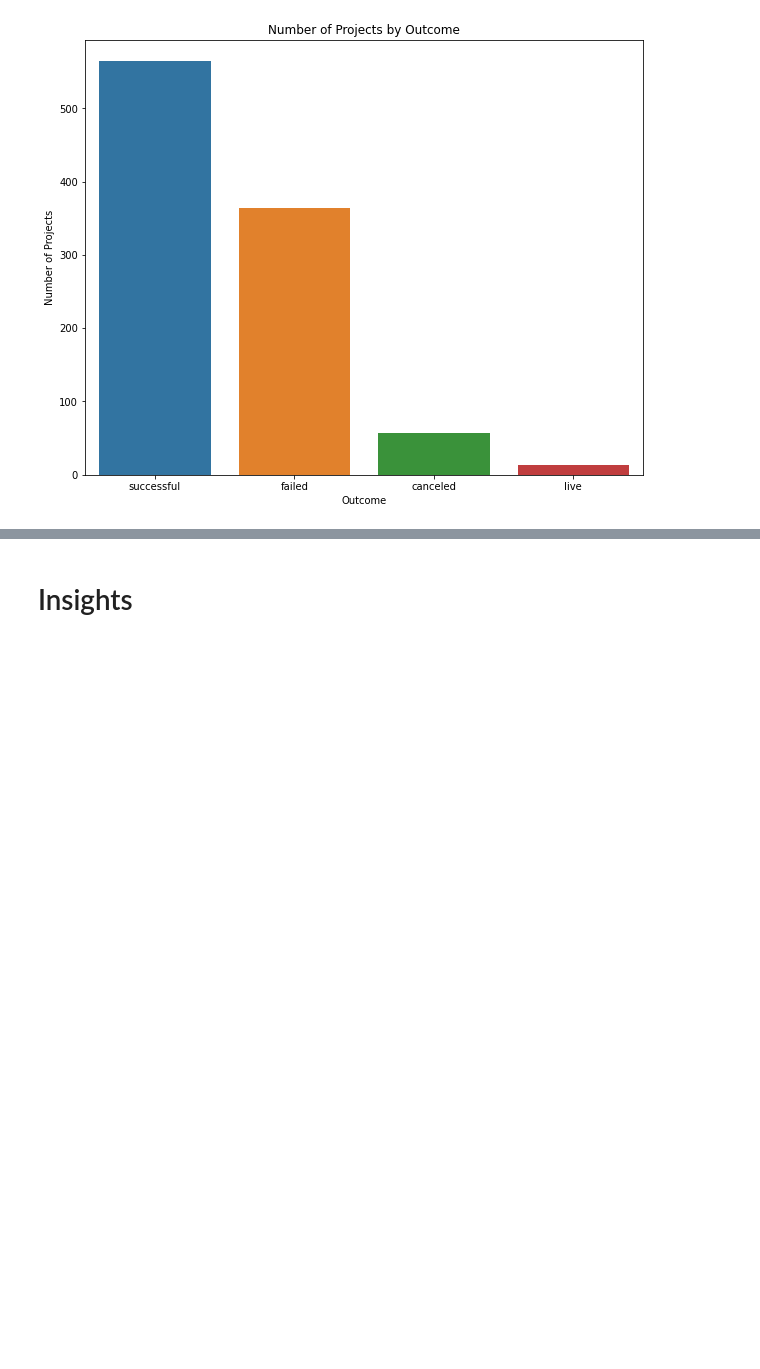
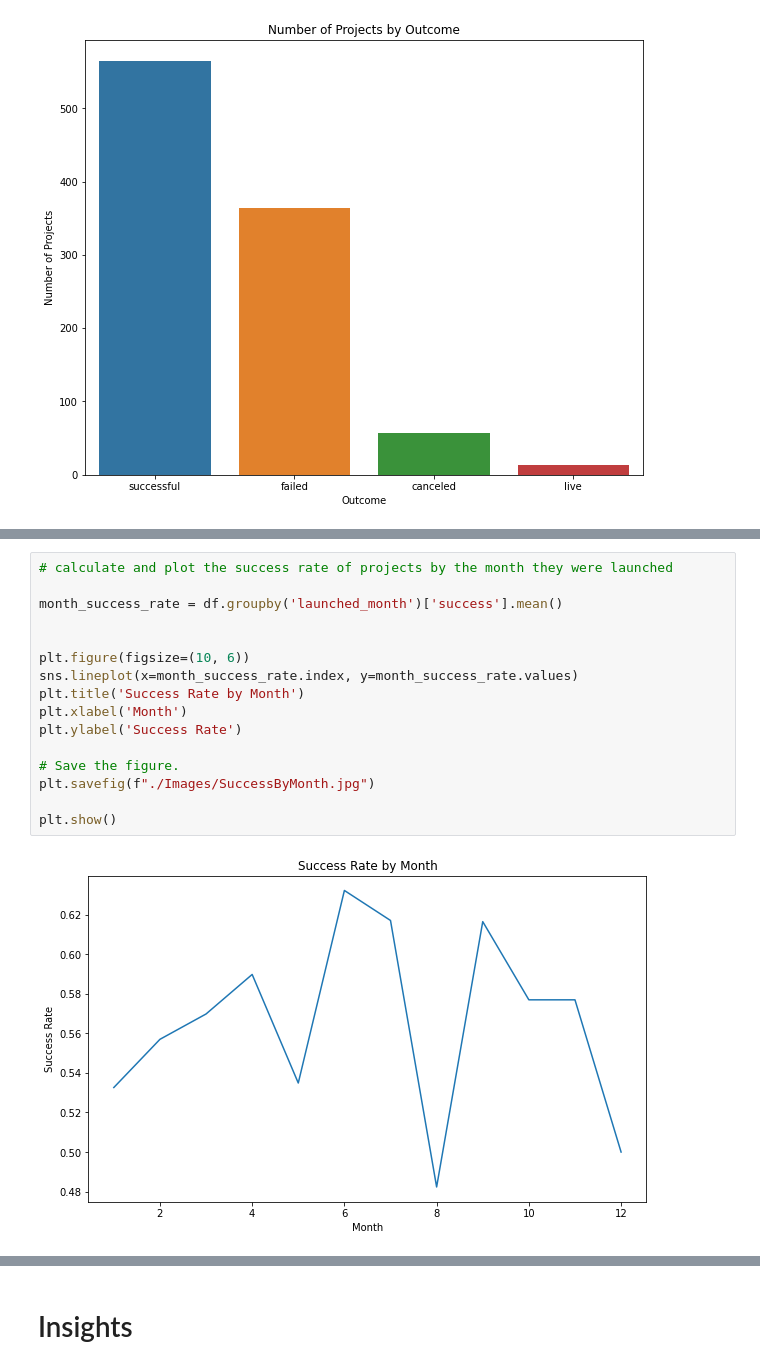
Before and after one commit to RichieGarafola/Crowdfunding, a Jupyter notebook: Kickstarter.ipynb, the cells around one changed output, grey strips where cells are left out. Saved outputs shown, nothing was run; the diff lists cells and outputs as text; blank space fills up the shorter version.

```diff
--- a/Kickstarter.ipynb
+++ b/Kickstarter.ipynb
@@ -362,0 +400,18 @@ plt.show()
+# %%
+# calculate and plot the success rate of projects by the month they were launched
+
+month_success_rate = df.groupby('launched_month')['success'].mean()
+
+
+plt.figure(figsize=(10, 6))
+sns.lineplot(x=month_success_rate.index, y=month_success_rate.values)
+plt.title('Success Rate by Month')
+plt.xlabel('Month')
+plt.ylabel('Success Rate')
+
+# Save the figure.
+plt.savefig(f"./Images/SuccessByMonth.jpg")
+
+plt.show()
+# %% [output]
+[figure, added]
```
Also changed, not shown: parts of 5 cells of this notebook.
